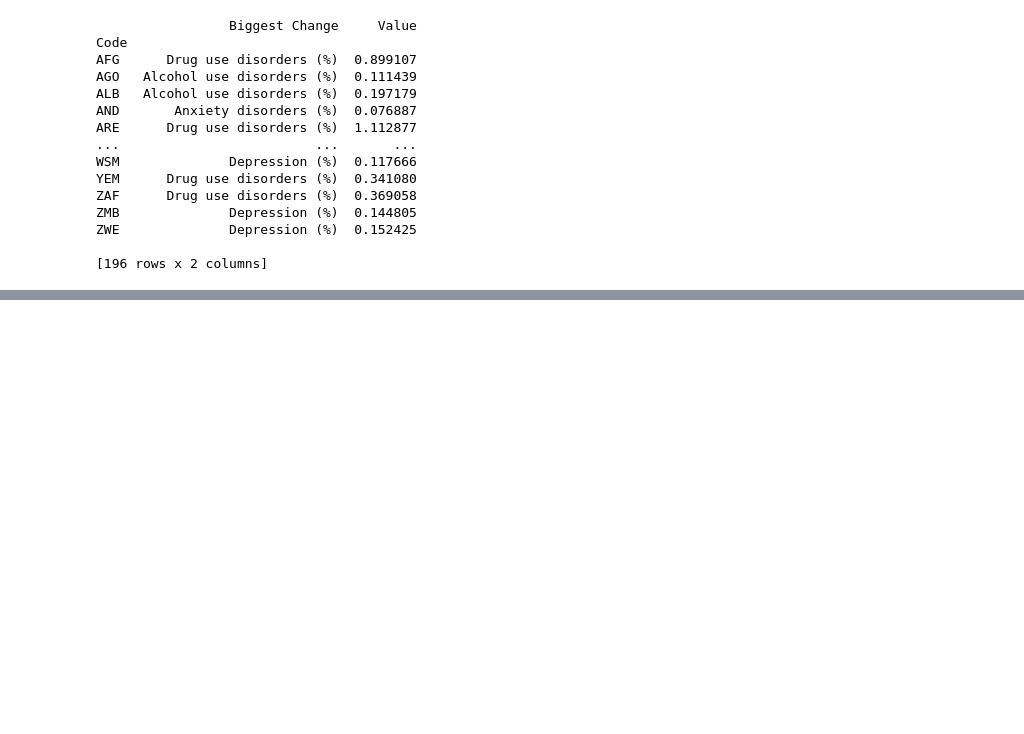
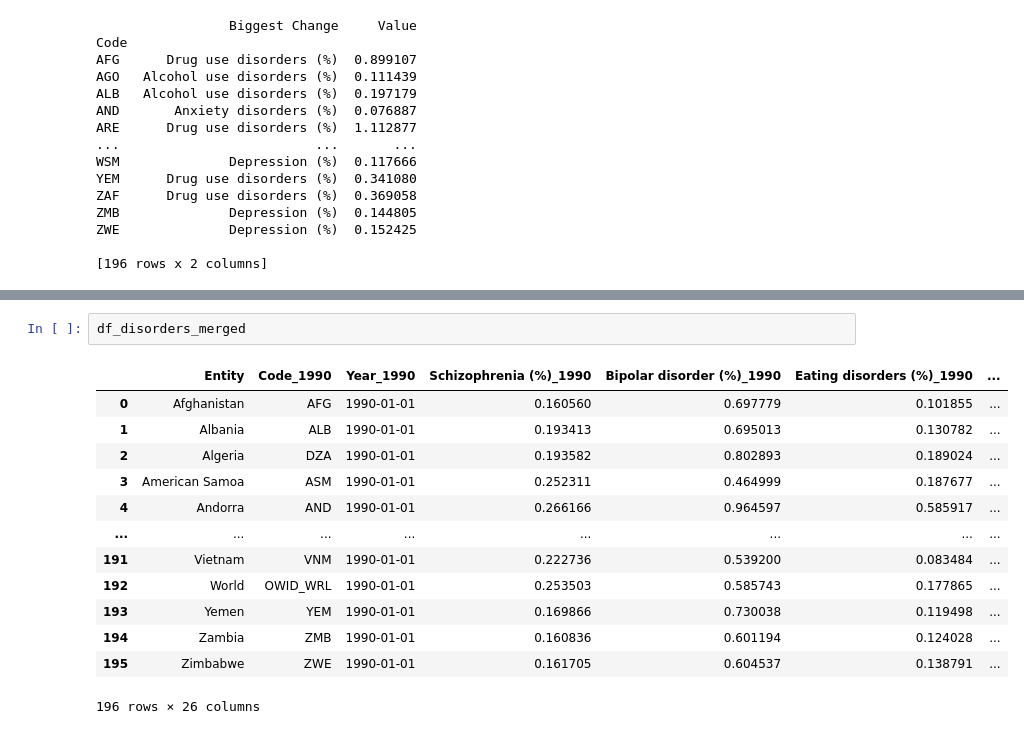
Before and after one commit to supernauth/mental_health_disorder, a Jupyter notebook: mental_health_disorder.ipynb, the cells around one changed output, grey strips where cells are left out. Saved outputs shown, nothing was run; the diff lists cells and outputs as text; blank space fills up the shorter version.

```diff
--- a/mental_health_disorder.ipynb
+++ b/mental_health_disorder.ipynb
@@ -283,0 +366,16 @@ plt.show()
+# %%
+df_disorders_merged
+# %% [output]
+|  | Entity | Code_1990 | Year_1990 | Schizophrenia (%)_1990 | Bipolar disorder (%)_1990 | Eating disorders (%)_1990 | ... |
+| 0 | Afghanistan | AFG | 1990-01-01 | 0.160560 | 0.697779 | 0.101855 | ... |
+| 1 | Albania | ALB | 1990-01-01 | 0.193413 | 0.695013 | 0.130782 | ... |
+| 2 | Algeria | DZA | 1990-01-01 | 0.193582 | 0.802893 | 0.189024 | ... |
+| 3 | American Samoa | ASM | 1990-01-01 | 0.252311 | 0.464999 | 0.187677 | ... |
+| 4 | Andorra | AND | 1990-01-01 | 0.266166 | 0.964597 | 0.585917 | ... |
+| ... | ... | ... | ... | ... | ... | ... | ... |
+| 191 | Vietnam | VNM | 1990-01-01 | 0.222736 | 0.539200 | 0.083484 | ... |
+| 192 | World | OWID_WRL | 1990-01-01 | 0.253503 | 0.585743 | 0.177865 | ... |
+| 193 | Yemen | YEM | 1990-01-01 | 0.169866 | 0.730038 | 0.119498 | ... |
+| 194 | Zambia | ZMB | 1990-01-01 | 0.160836 | 0.601194 | 0.124028 | ... |
+| 195 | Zimbabwe | ZWE | 1990-01-01 | 0.161705 | 0.604537 | 0.138791 | ... |
+196 rows × 26 columns
```
Also changed, not shown: parts of 6 cells of this notebook, 1 other file.
